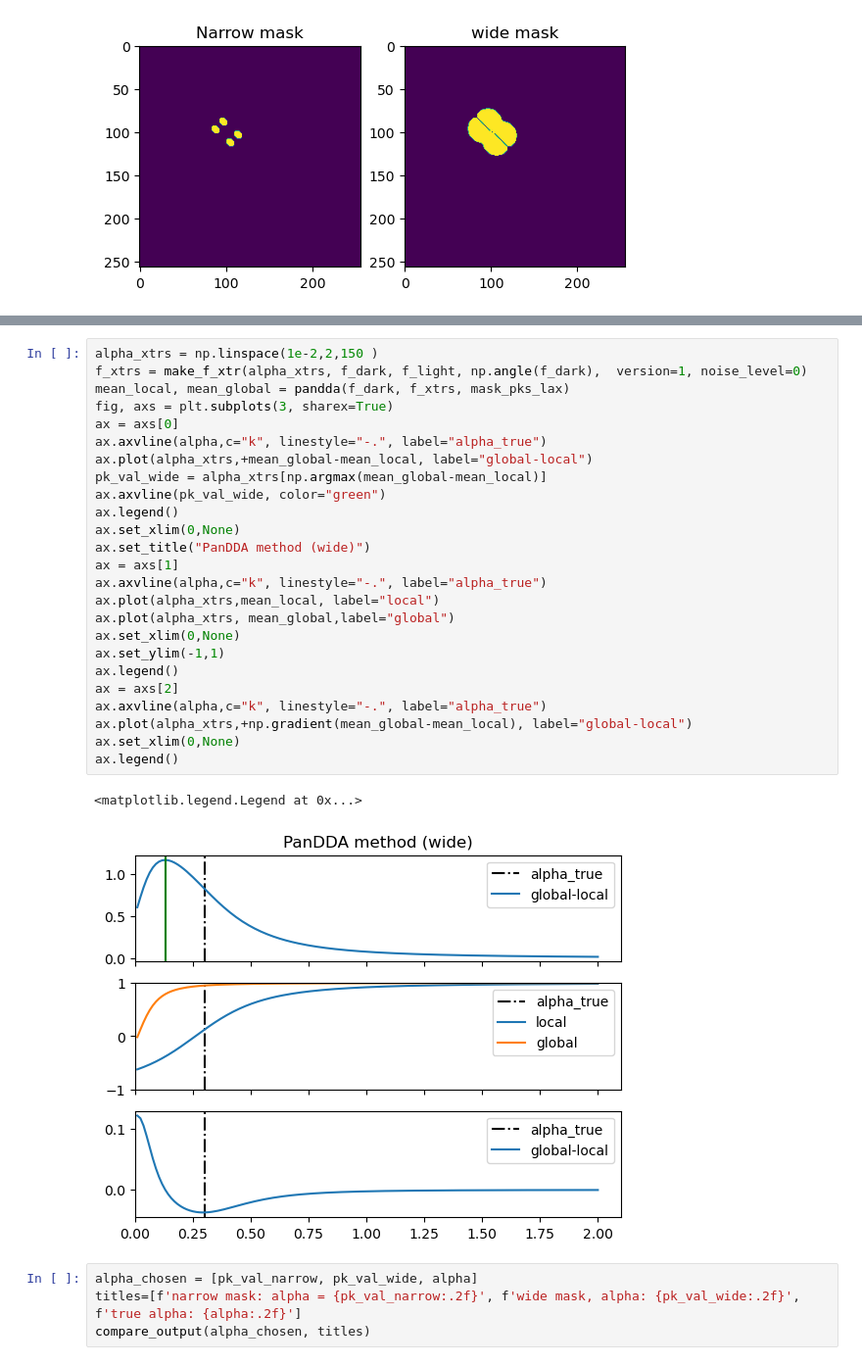
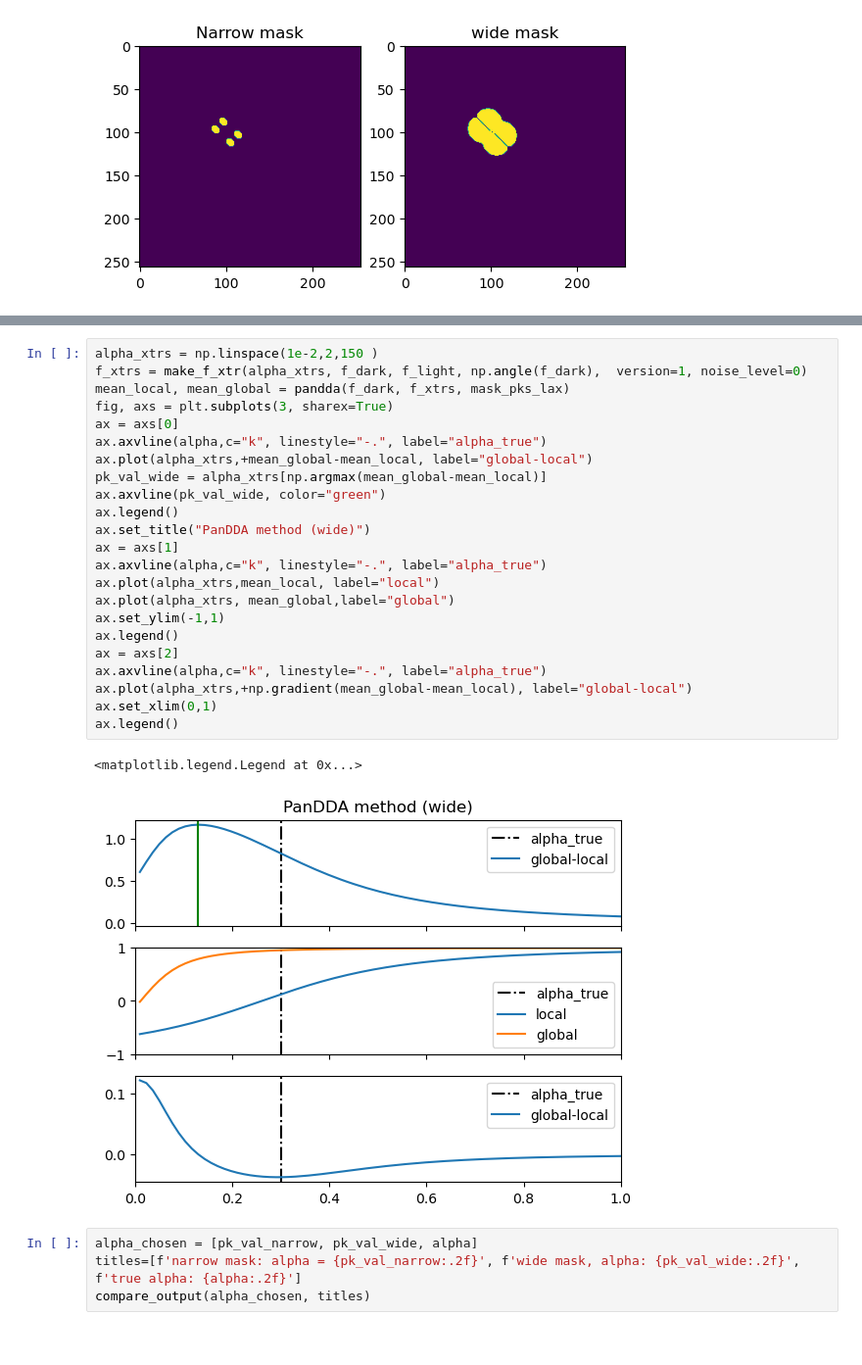
Before and after one commit to cvazz/occupancy-estimation, a Jupyter notebook: occupancy-basic.ipynb, the cells around one changed output, grey strips where cells are left out. Shown at 98% size. Drawn from its saved outputs; the diff is of its cells as text.

```diff
--- a/occupancy-basic.ipynb
+++ b/occupancy-basic.ipynb
@@ -432,31 +407,29 @@ ax.legend()
 # %%
 alpha_xtrs = np.linspace(1e-2,2,150 )
 f_xtrs = make_f_xtr(alpha_xtrs, f_dark, f_light, np.angle(f_dark),  version=1, noise_level=0)
 mean_local, mean_global = pandda(f_dark, f_xtrs, mask_pks_lax)
 fig, axs = plt.subplots(3, sharex=True)
 ax = axs[0]
 ax.axvline(alpha,c="k", linestyle="-.", label="alpha_true")
 ax.plot(alpha_xtrs,+mean_global-mean_local, label="global-local")
 pk_val_wide = alpha_xtrs[np.argmax(mean_global-mean_local)]
 ax.axvline(pk_val_wide, color="green")
 ax.legend()
-ax.set_xlim(0,None)
 ax.set_title("PanDDA method (wide)")
 ax = axs[1]
 ax.axvline(alpha,c="k", linestyle="-.", label="alpha_true")
 ax.plot(alpha_xtrs,mean_local, label="local")
 ax.plot(alpha_xtrs, mean_global,label="global")
-ax.set_xlim(0,None)
 ax.set_ylim(-1,1)
 ax.legend()
 ax = axs[2]
 ax.axvline(alpha,c="k", linestyle="-.", label="alpha_true")
 ax.plot(alpha_xtrs,+np.gradient(mean_global-mean_local), label="global-local")
-ax.set_xlim(0,None)
+ax.set_xlim(0,1)
 ax.legend()
 # %% [output]
 <matplotlib.legend.Legend at 0x...>
-[figure, old version]
+[figure, new version]
 # %%
 alpha_chosen = [pk_val_narrow, pk_val_wide, alpha]
 titles=[f'narrow mask: alpha = {pk_val_narrow:.2f}', f'wide mask, alpha: {pk_val_wide:.2f}', f'true alpha: {alpha:.2f}']
```
Also changed, not shown: parts of 18 cells of this notebook, 1 other file.
